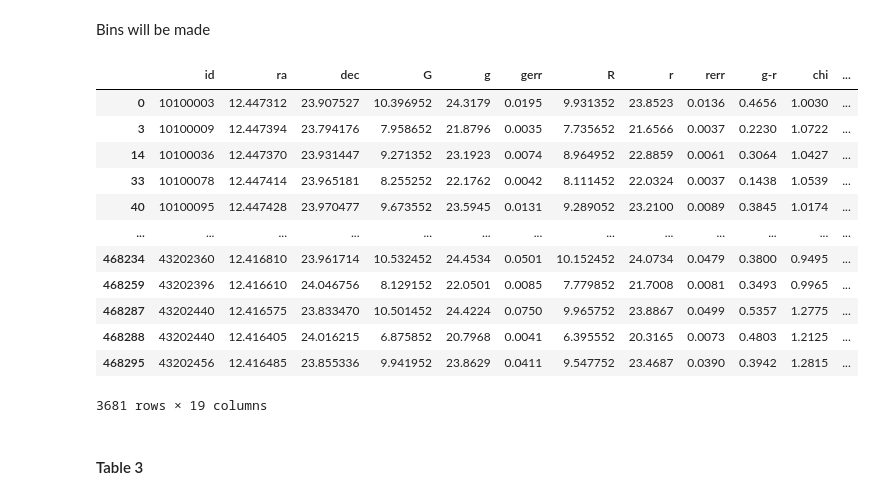
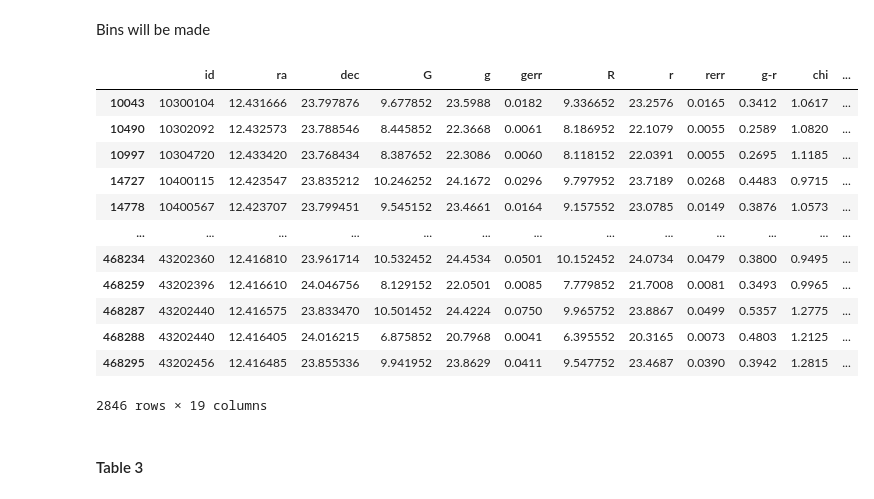
Before and after one commit to vPedreros/MW_Satellites, a Jupyter notebook: MW_satellites_nb.ipynb, the cells around one changed output. Drawn from its saved outputs; the diff is of its cells as text; code cells hidden in the pictures.

```diff
--- a/MW_satellites_nb.ipynb
+++ b/MW_satellites_nb.ipynb
@@ -442,22 +442,22 @@ So, for a radius of 37.47 arcmin, there are the same number of objects inside an
 ### Building Light and Mass Functions (LF's & MF's)
 # %% [markdown]
 Bins will be made
-# %%
-df_aux
-# %% [output]
-|  | id | ra | dec | G | g | gerr | R | r | rerr | g-r | chi | ... |
-| 0 | 10100003 | 12.447312 | 23.907527 | 10.396952 | 24.3179 | 0.0195 | 9.931352 | 23.8523 | 0.0136 | 0.4656 | 1.0030 | ... |
-| 3 | 10100009 | 12.447394 | 23.794176 | 7.958652 | 21.8796 | 0.0035 | 7.735652 | 21.6566 | 0.0037 | 0.2230 | 1.0722 | ... |
-| 14 | 10100036 | 12.447370 | 23.931447 | 9.271352 | 23.1923 | 0.0074 | 8.964952 | 22.8859 | 0.0061 | 0.3064 | 1.0427 | ... |
-| 33 | 10100078 | 12.447414 | 23.965181 | 8.255252 | 22.1762 | 0.0042 | 8.111452 | 22.0324 | 0.0037 | 0.1438 | 1.0539 | ... |
-| 40 | 10100095 | 12.447428 | 23.970477 | 9.673552 | 23.5945 | 0.0131 | 9.289052 | 23.2100 | 0.0089 | 0.3845 | 1.0174 | ... |
-| ... | ... | ... | ... | ... | ... | ... | ... | ... | ... | ... | ... | ... |
-| 468234 | 43202360 | 12.416810 | 23.961714 | 10.532452 | 24.4534 | 0.0501 | 10.152452 | 24.0734 | 0.0479 | 0.3800 | 0.9495 | ... |
-| 468259 | 43202396 | 12.416610 | 24.046756 | 8.129152 | 22.0501 | 0.0085 | 7.779852 | 21.7008 | 0.0081 | 0.3493 | 0.9965 | ... |
-| 468287 | 43202440 | 12.416575 | 23.833470 | 10.501452 | 24.4224 | 0.0750 | 9.965752 | 23.8867 | 0.0499 | 0.5357 | 1.2775 | ... |
-| 468288 | 43202440 | 12.416405 | 24.016215 | 6.875852 | 20.7968 | 0.0041 | 6.395552 | 20.3165 | 0.0073 | 0.4803 | 1.2125 | ... |
-| 468295 | 43202456 | 12.416485 | 23.855336 | 9.941952 | 23.8629 | 0.0411 | 9.547752 | 23.4687 | 0.0390 | 0.3942 | 1.2815 | ... |
-3681 rows × 19 columns
+# %%
+df_aux.loc[df_aux.rd > 15]
+# %% [output]
+|  | id | ra | dec | G | g | gerr | R | r | rerr | g-r | chi | ... |
+| 10043 | 10300104 | 12.431666 | 23.797876 | 9.677852 | 23.5988 | 0.0182 | 9.336652 | 23.2576 | 0.0165 | 0.3412 | 1.0617 | ... |
+| 10490 | 10302092 | 12.432573 | 23.788546 | 8.445852 | 22.3668 | 0.0061 | 8.186952 | 22.1079 | 0.0055 | 0.2589 | 1.0820 | ... |
+| 10997 | 10304720 | 12.433420 | 23.768434 | 8.387652 | 22.3086 | 0.0060 | 8.118152 | 22.0391 | 0.0055 | 0.2695 | 1.1185 | ... |
+| 14727 | 10400115 | 12.423547 | 23.835212 | 10.246252 | 24.1672 | 0.0296 | 9.797952 | 23.7189 | 0.0268 | 0.4483 | 0.9715 | ... |
+| 14778 | 10400567 | 12.423707 | 23.799451 | 9.545152 | 23.4661 | 0.0164 | 9.157552 | 23.0785 | 0.0149 | 0.3876 | 1.0573 | ... |
+| ... | ... | ... | ... | ... | ... | ... | ... | ... | ... | ... | ... | ... |
+| 468234 | 43202360 | 12.416810 | 23.961714 | 10.532452 | 24.4534 | 0.0501 | 10.152452 | 24.0734 | 0.0479 | 0.3800 | 0.9495 | ... |
+| 468259 | 43202396 | 12.416610 | 24.046756 | 8.129152 | 22.0501 | 0.0085 | 7.779852 | 21.7008 | 0.0081 | 0.3493 | 0.9965 | ... |
+| 468287 | 43202440 | 12.416575 | 23.833470 | 10.501452 | 24.4224 | 0.0750 | 9.965752 | 23.8867 | 0.0499 | 0.5357 | 1.2775 | ... |
+| 468288 | 43202440 | 12.416405 | 24.016215 | 6.875852 | 20.7968 | 0.0041 | 6.395552 | 20.3165 | 0.0073 | 0.4803 | 1.2125 | ... |
+| 468295 | 43202456 | 12.416485 | 23.855336 | 9.941952 | 23.8629 | 0.0411 | 9.547752 | 23.4687 | 0.0390 | 0.3942 | 1.2815 | ... |
+2846 rows × 19 columns
 # %% [markdown]
 #### Table 3
 # %%
```
Also changed, not shown: parts of 4 cells of this notebook.
